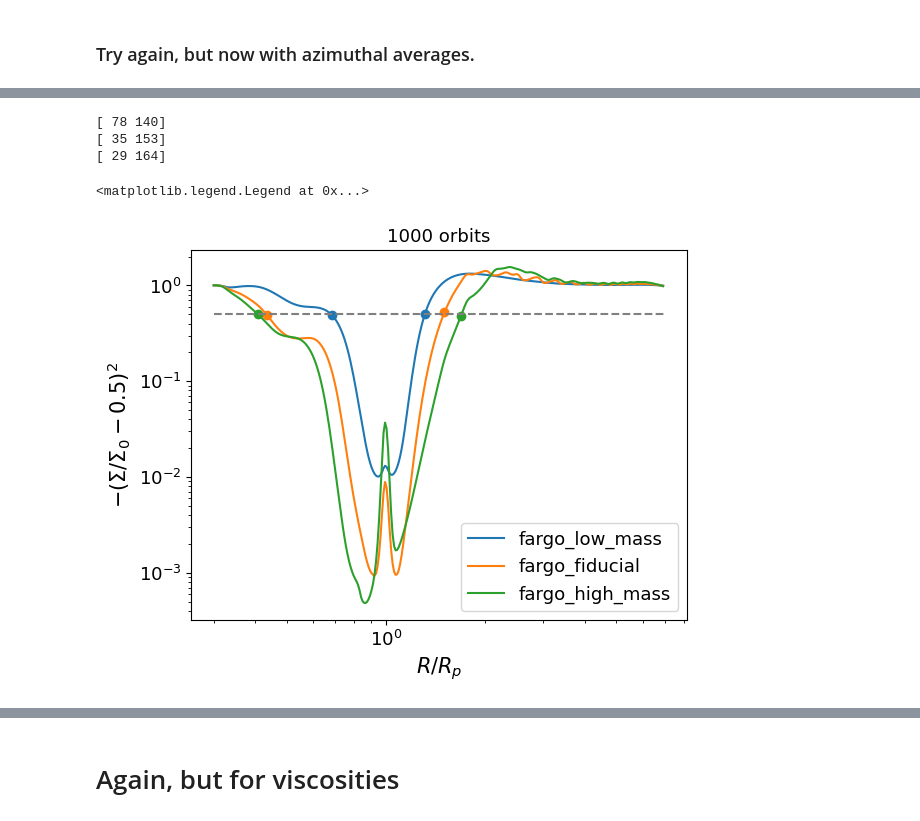
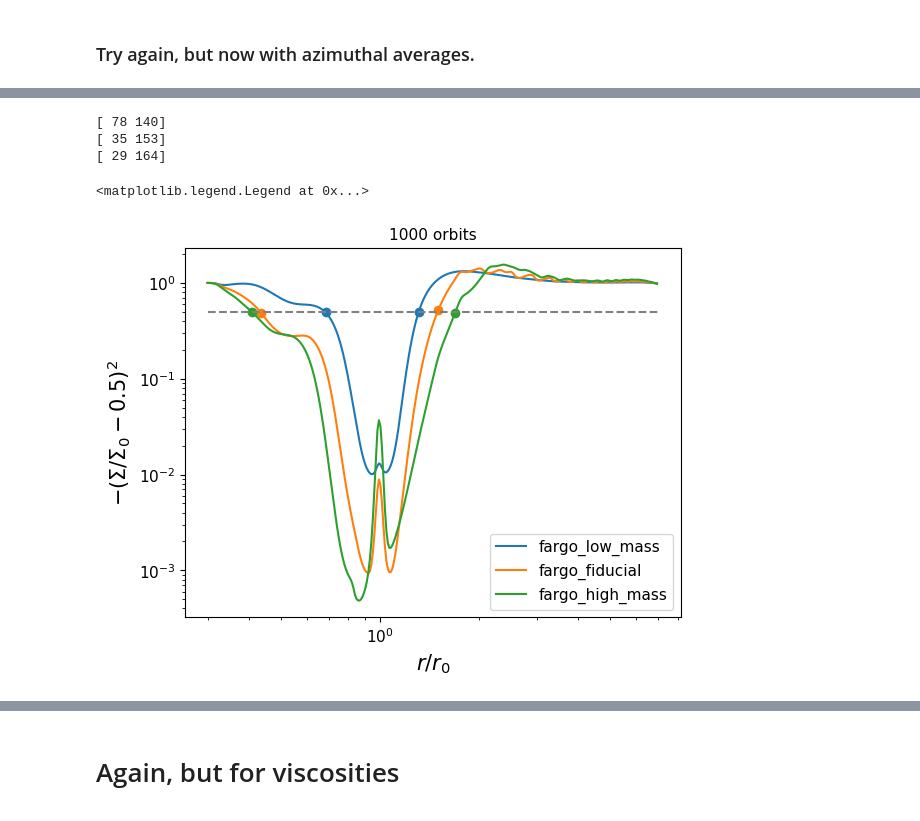
Before and after one commit to CatharinaHock/Bachelor_thesis_home, a Jupyter notebook: jupyter notebooks/thesis_suited_plots_maybe/radmc3d_sims/gap_width_.ipynb, the cells around one changed output, grey strips where cells are left out. Cells and saved outputs as stored; diff of their text form; code cells hidden in the pictures.

```diff
--- a/jupyter notebooks/thesis_suited_plots_maybe/radmc3d_sims/gap_width_.ipynb
+++ b/jupyter notebooks/thesis_suited_plots_maybe/radmc3d_sims/gap_width_.ipynb
@@ -356,35 +356,35 @@ for i in index_for_mass:
     sign_changes = np.where(np.sign(weird[:-1]) != np.sign(weird[1:]))[0]
     r_sign = []
     sig_sign = []
     r_sign_err=[]
     print(sign_changes)
     for s in sign_changes:
         r_sign.append((r_list[s]+r_list[s+1])/2)
         r_sign_err.append((r_list[s+1]-r_list[s])/2)
         sig_sign.append((rho_mean[i][-1][s]/rho_mean[i][0][s]+rho_mean[i][-1][s+1]/rho_mean[i][0][s+1])/2)
 
     plt.plot(r_list,rho_mean[i][-1]/rho_mean[i][0], label=f"{path[43:-5]}")
     plt.scatter(r_sign, sig_sign)
 
     r_left = ufloat(r_sign[0], r_sign_err[0])
     r_right = ufloat(r_sign[1], r_sign_err[1])
     gap_width_sign_change.append(r_right-r_left)
 
 plt.plot([0.3,7],[0.5,0.5], color="grey", linestyle="--")
 
 
-plt.xlabel("$R/R_p$")
+plt.xlabel("$r/r_0$")
 plt.ylabel("$-(\\Sigma/\\Sigma_0 - 0.5)^2$")
 plt.xscale("log")
 plt.yscale("log")
 plt.title(f"{frames[-1]*10} orbits")
 plt.legend()
 # %% [output]
 [ 78 140]
 [ 35 153]
 [ 29 164]
 <matplotlib.legend.Legend at 0x...>
-[figure, old version]
+[figure, new version]
 # %%
 from uncertainties import ufloat
 
```
Also changed, not shown: parts of 22 cells of this notebook, 33 other files.
